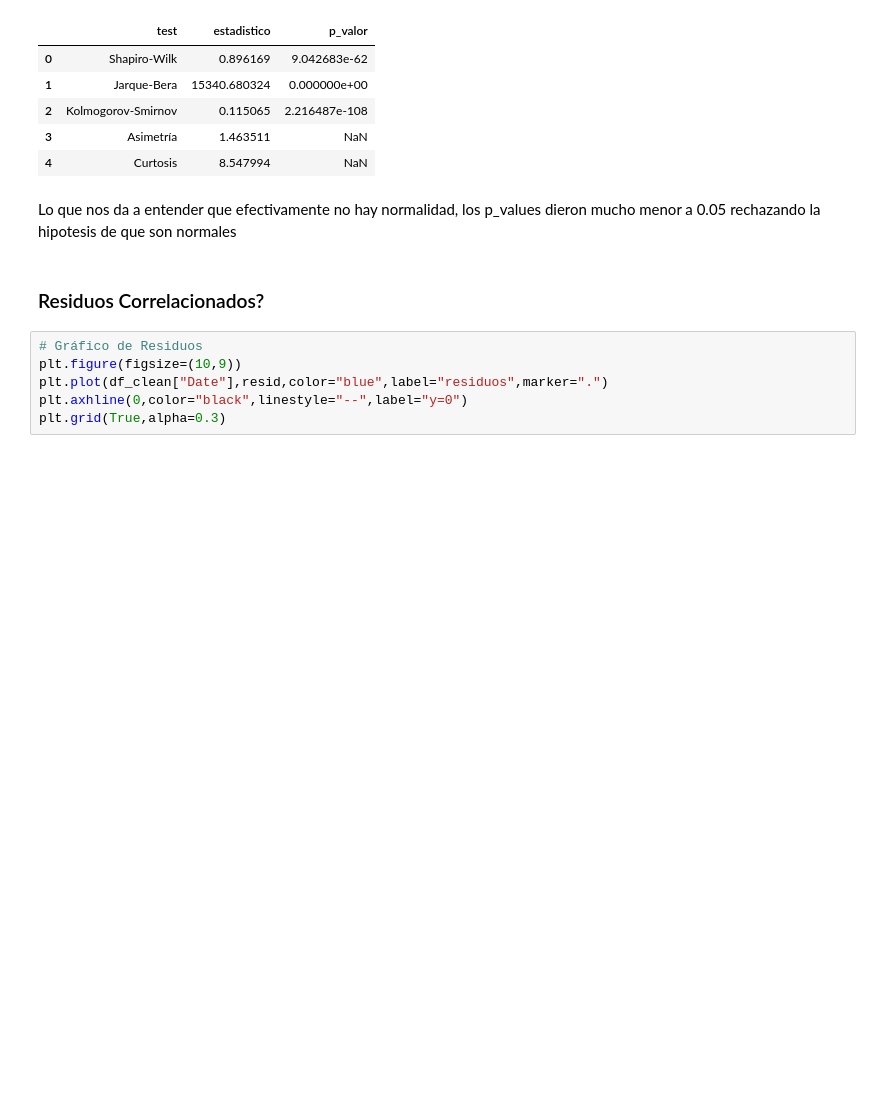
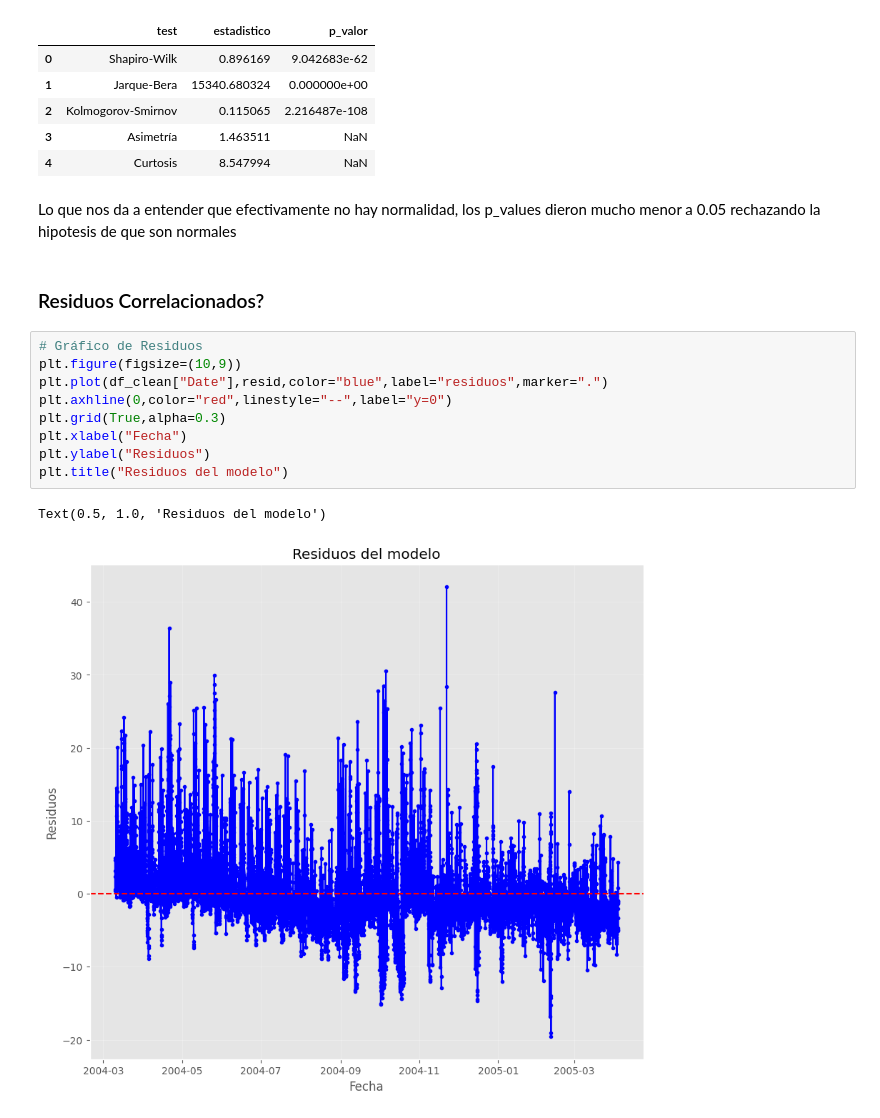
Before and after one commit to pxtroniwnl/series-de-tiempo-utb, a Jupyter notebook: nota-02.ipynb, the cells around one changed output. Drawn from its saved outputs; the diff is of its cells as text; blank space fills up the shorter version.

```diff
--- a/nota-02.ipynb
+++ b/nota-02.ipynb
@@ -488,6 +488,12 @@ Lo que nos da a entender que efectivamente no hay normalidad, los p_values diero
 # %%
 # Gráfico de Residuos
 plt.figure(figsize=(10,9))
 plt.plot(df_clean["Date"],resid,color="blue",label="residuos",marker=".")
-plt.axhline(0,color="black",linestyle="--",label="y=0")
+plt.axhline(0,color="red",linestyle="--",label="y=0")
 plt.grid(True,alpha=0.3)
+plt.xlabel("Fecha")
+plt.ylabel("Residuos")
+plt.title("Residuos del modelo")
+# %% [output]
+Text(0.5, 1.0, 'Residuos del modelo')
+[figure, added]
```
Also changed, not shown: parts of 6 cells of this notebook.
